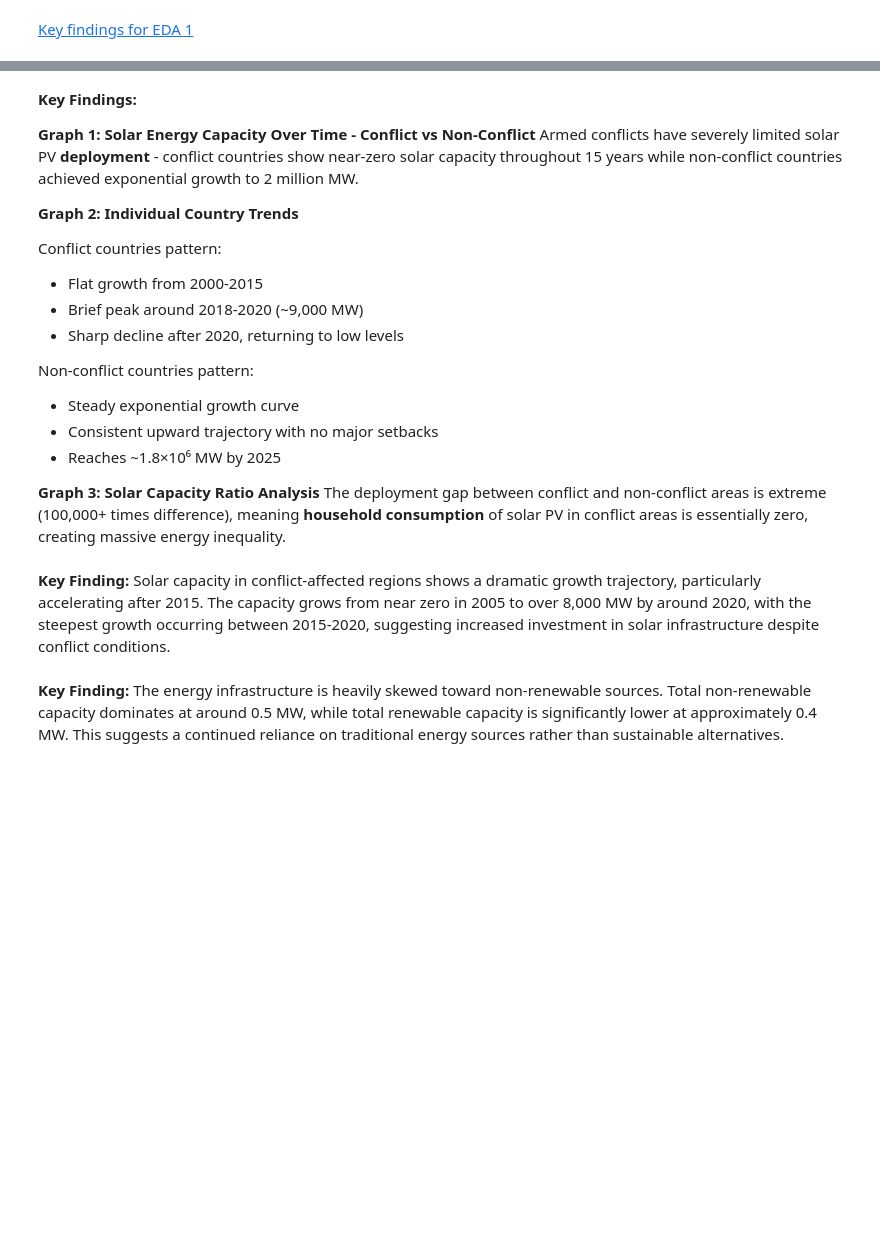
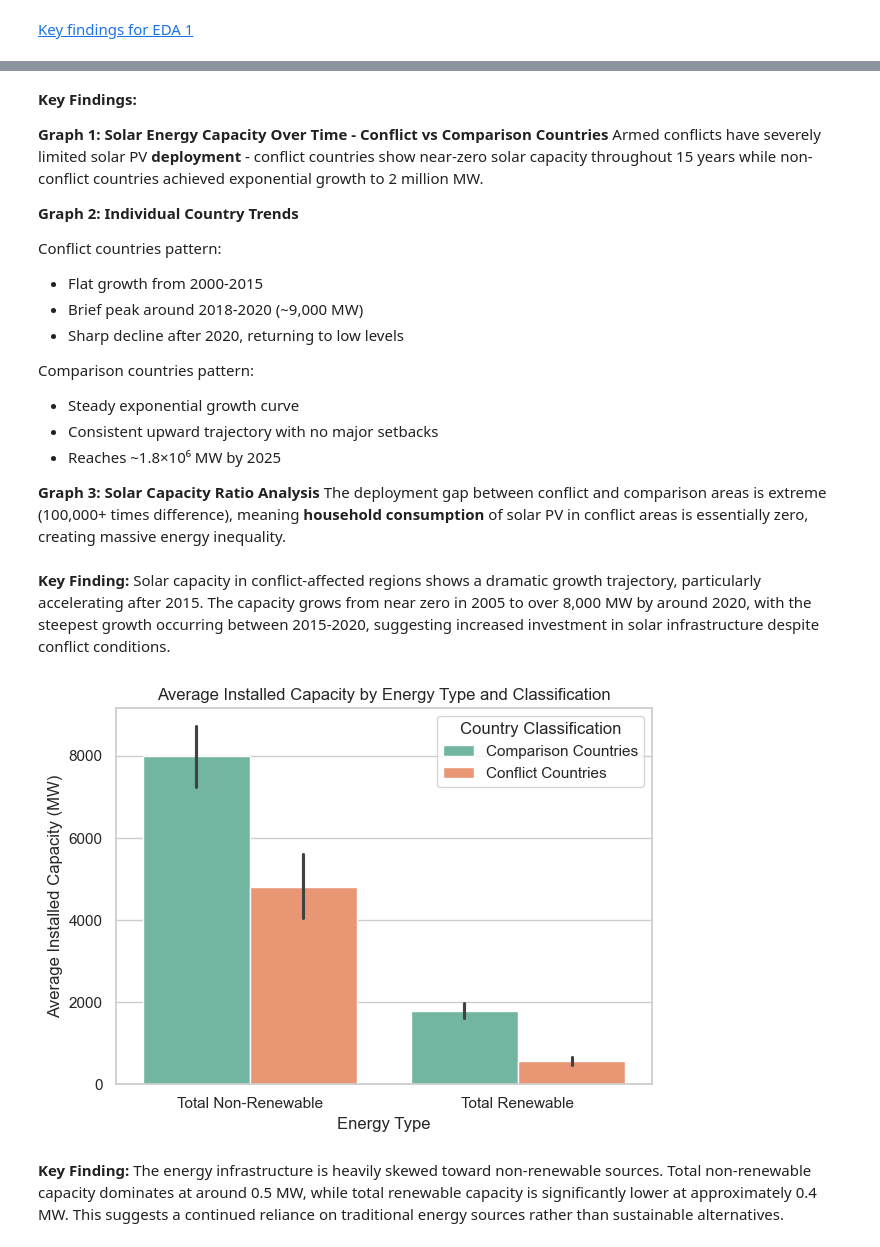
Before and after one commit to MIT-Emerging-Talent/ET6-CDSP-group-08-repo, a Jupyter notebook: 3_data_exploration/IRENA_ONG_explore_1.ipynb, the cells around one changed output, grey strips where cells are left out. Drawn from its saved outputs; the diff is of its cells as text; code cells hidden in the pictures; blank space fills up the shorter version.

```diff
--- a/3_data_exploration/IRENA_ONG_explore_1.ipynb
+++ b/3_data_exploration/IRENA_ONG_explore_1.ipynb
@@ -233,7 +272,7 @@ plt.show()
 
 **Key Findings:**
 
- **Graph 1: Solar Energy Capacity Over Time - Conflict vs Non-Conflict**
+ **Graph 1: Solar Energy Capacity Over Time - Conflict vs Comparison Countries**
 Armed conflicts have severely limited solar PV **deployment** - conflict countries show near-zero solar capacity throughout 15 years while non-conflict countries achieved exponential growth to 2 million MW.
 
  **Graph 2: Individual Country Trends**
@@ -243,11 +282,11 @@ Conflict countries pattern:
 - Brief peak around 2018-2020 (~9,000 MW)
 - Sharp decline after 2020, returning to low levels
 
-Non-conflict countries pattern:
+Comparison countries pattern:
 - Steady exponential growth curve
 - Consistent upward trajectory with no major setbacks
 - Reaches ~1.8×10⁶ MW by 2025
 
 
  **Graph 3: Solar Capacity Ratio Analysis**
-The deployment gap between conflict and non-conflict areas is extreme (100,000+ times difference), meaning **household consumption** of solar PV in conflict areas is essentially zero, creating massive energy inequality.
+The deployment gap between conflict and comparison areas is extreme (100,000+ times difference), meaning **household consumption** of solar PV in conflict areas is essentially zero, creating massive energy inequality.
@@ -279,14 +293,24 @@ plt.show()
 # %% [markdown]
 **Key Finding:** Solar capacity in conflict-affected regions shows a dramatic growth trajectory, particularly accelerating after 2015. The capacity grows from near zero in 2005 to over 8,000 MW by around 2020, with the steepest growth occurring between 2015-2020, suggesting increased investment in solar infrastructure despite conflict conditions.
 # %%
-# 9. Box Plot: Renewable vs Nonrenewable
-plt.figure(figsize=(8, 5))
-sns.boxplot(data=df, x="RE or Non-RE", y="Electricity Installed Capacity (MW)")
-plt.title("Installed Capacity: Renewable vs Nonrenewable")
-plt.ylabel("Installed Capacity (MW)")
+# Box Plot: Renewable vs Nonrenewable
+# plt.figure(figsize=(10, 6))
+sns.barplot(
+    data=df,
+    x="RE or Non-RE",
+    y="Electricity Installed Capacity (MW)",
+    hue="Classification",
+    estimator="mean",  # You can use "sum" if you want total capacity
+    palette="Set2",
+)
+plt.title("Average Installed Capacity by Energy Type and Classification")
+plt.ylabel("Average Installed Capacity (MW)")
 plt.xlabel("Energy Type")
+plt.legend(title="Country Classification")
 plt.tight_layout()
 plt.show()
+# %% [output]
+[figure, added]
 # %% [markdown]
 **Key Finding:** The energy infrastructure is heavily skewed toward non-renewable sources. Total non-renewable capacity dominates at around 0.5 MW, while total renewable capacity is significantly lower at approximately 0.4 MW. This suggests a continued reliance on traditional energy sources rather than sustainable alternatives.
 # %%
```
Also changed, not shown: parts of 14 cells of this notebook, 3 other files.
